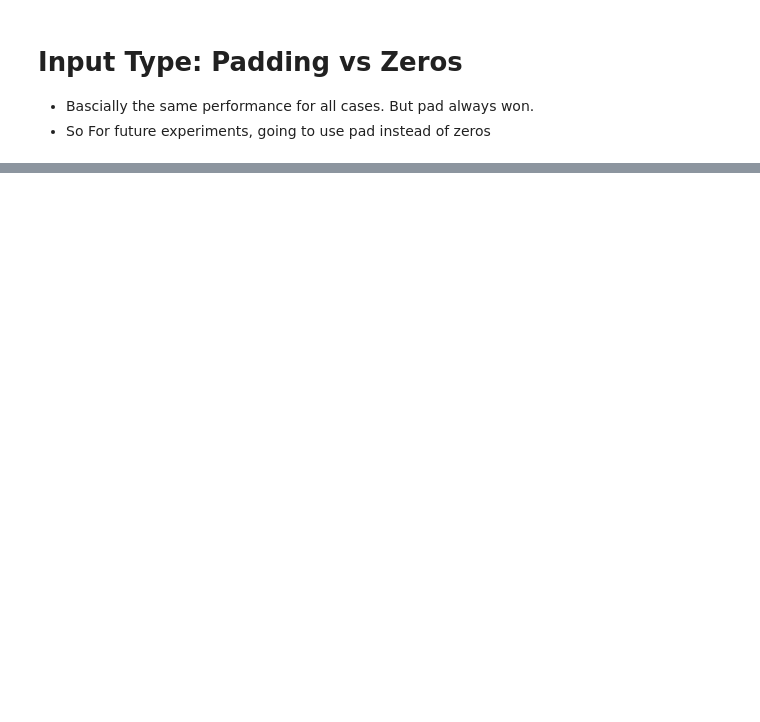
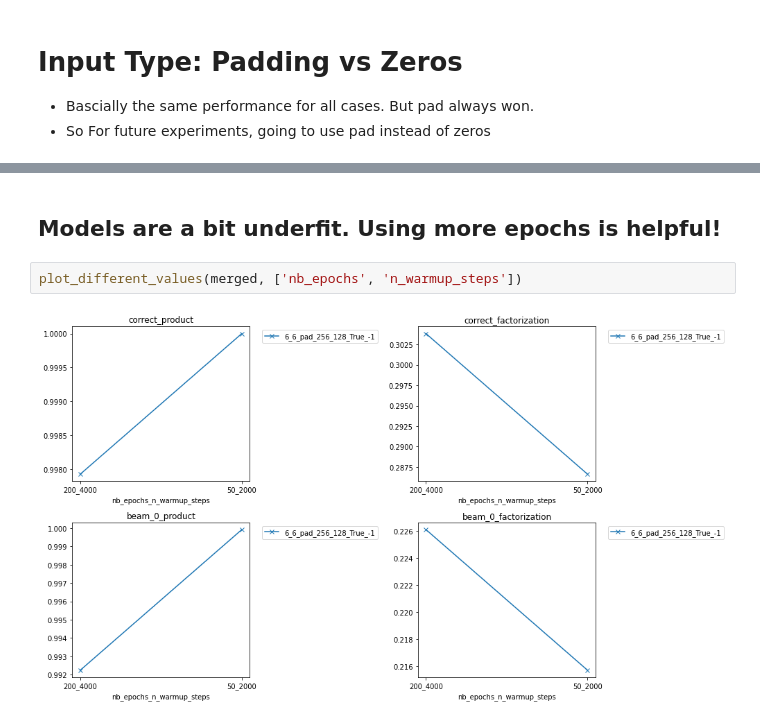
Before and after one commit to sims-s/neural-math, a Jupyter notebook: notebooks/ExamineExperiments.ipynb, the cells around one changed output, grey strips where cells are left out. Drawn from its saved outputs; the diff is of its cells as text; blank space fills up the shorter version.

```diff
--- a/notebooks/ExamineExperiments.ipynb
+++ b/notebooks/ExamineExperiments.ipynb
@@ -149,0 +154,6 @@ plot_different_values(merged, 'input_padding')
+# %% [markdown]
+## Models are a bit underfit. Using more epochs is helpful!
+# %%
+plot_different_values(merged, ['nb_epochs', 'n_warmup_steps'])
+# %% [output]
+[figure, added]
```
Also changed, not shown: parts of 10 cells of this notebook, 11 other files.
